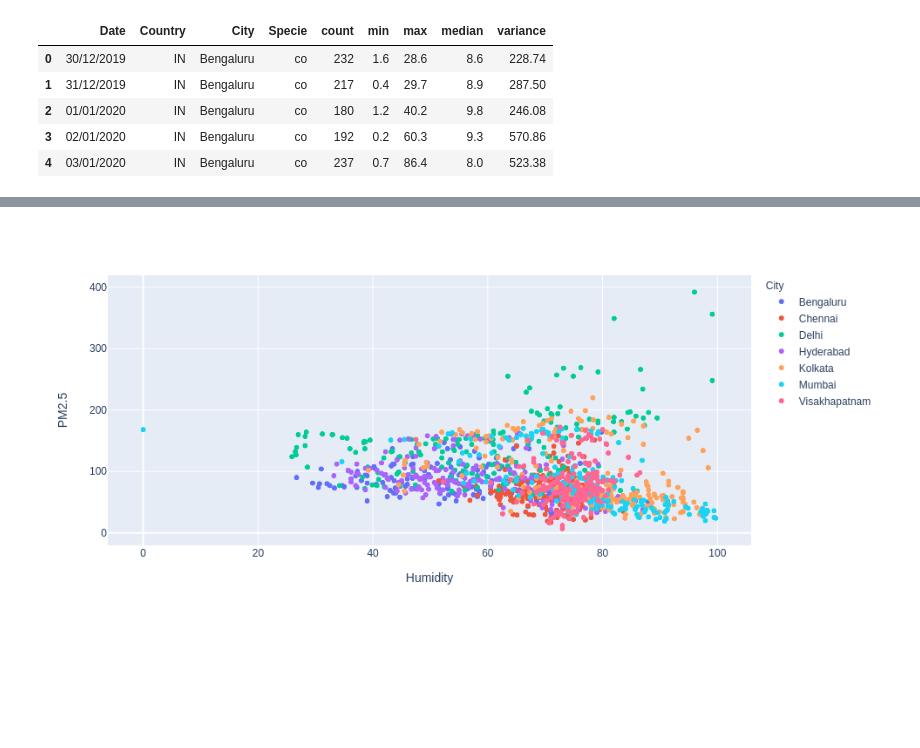
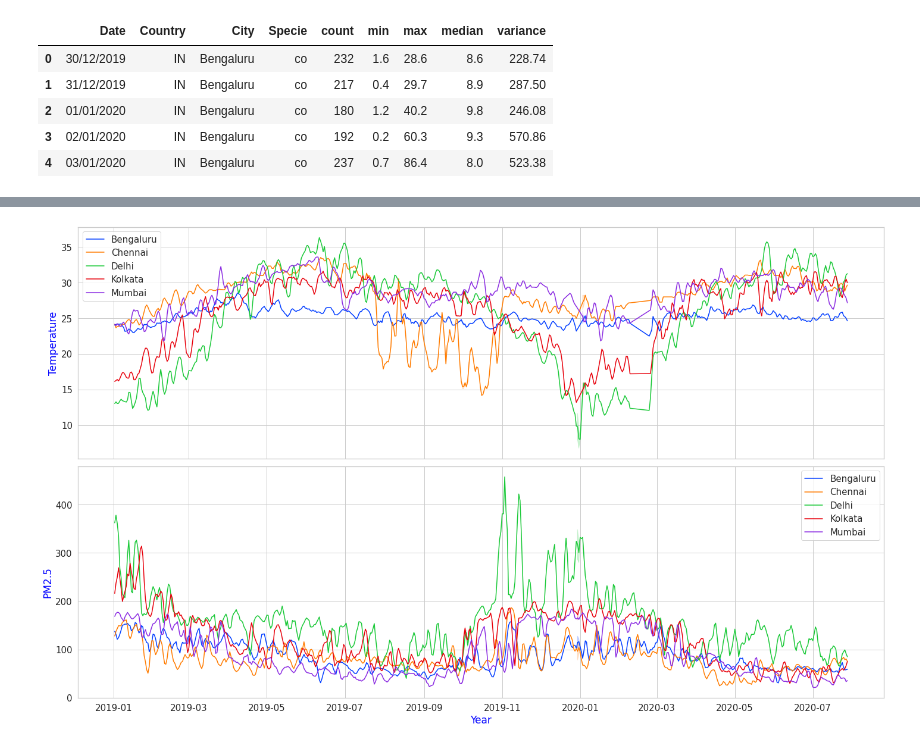
Before and after one commit to algoasylum/ExploringTheUnseen, a Jupyter notebook: code/TemperaturePlots.ipynb, the cells around one changed output, grey strips where cells are left out. Drawn from its saved outputs; the diff is of its cells as text; code cells hidden in the pictures; blank space fills up the shorter version.

Commit message:
Temperature post

```diff
--- a/code/TemperaturePlots.ipynb
+++ b/code/TemperaturePlots.ipynb
@@ -32,0 +29,9 @@ array(['co', 'dew', 'humidity', 'no2', 'o3', 'pm10', 'pm25', 'pressure',
+# %%
+city=['Bengaluru', 'Chennai', 'Delhi', 'Kolkata', 'Mumbai']
+df19=df19[df19['City'].isin(city)]
+df20=df20[df20['City'].isin(city)]
+print('19:',df19.City.unique())
+print('20:',df20.City.unique())
+print('19:',df19.Specie.unique())
+print('20:',df20.Specie.unique())
+#df19.Specie.value_counts()
@@ -37,4 +86,7 @@ df.Date=pd.to_datetime(df.Date, format = '%d/%m/%Y')
 # %%
-dff=df[df['Specie'].isin(['temperature'])]
-dfd=df[df['Specie'].isin(['dew'])]
-dfp=df[df['Specie'].isin(['humidity'])]
+df_temp=df[df['Specie'].isin(['temperature'])]
+df_dew=df[df['Specie'].isin(['dew'])]
+df_hum=df[df['Specie'].isin(['humidity'])]
+df25 = df[df['Specie'].isin(['pm25'])]
+dfno2= df[df['Specie'].isin(['no2'])]
+dfso2= df[df['Specie'].isin(['so2'])]
@@ -74,6 +97,26 @@ fig.write_image(f'images/pm2.5_dew.png')
-# %%
-fig=px.scatter(d1,'median_x','median_y',color="City",labels={'median_x':'Humidity','median_y':'PM2.5'})
-fig.show()
-fig.write_image(f'images/pm2.5_humidity.png')
-# %% [output]
-[figure, removed]
+# %%
+fig,(ax1,ax2) = plt.subplots(2,1,figsize=(20,12),sharex=True)
+for i in city:
+    dff = df_temp[df_temp['City'].isin([i])]
+    dft = df25[df25['City'].isin([i])]
+    df_temp_roll = dff.rolling(window = 3, on= 'Date').mean()
+    df25_roll = dft.rolling(window = 3, on= 'Date').mean()
+    sns.lineplot(df_temp_roll.Date,df_temp_roll['median'],ax=ax1,label=i)
+    sns.lineplot(df25_roll.Date,df25_roll['median'],ax=ax2,label=i)
+
+#sns.lineplot(df_temp['Date'],df_temp['median'],hue=df_temp['City'],ax=ax1)
+#sns.lineplot(df25['Date'],df25['median'],hue=df25['City'],ax=ax2)
+ax1.set_xlabel('Year', fontsize=17,c='blue')
+ax1.set_ylabel('Temperature', fontsize=17,c='blue')
+ax1.tick_params(axis='both', which='major', labelsize=15)
+#ax1.set_title('PM2.5',fontsize=20, c='blue')
+ax2.set_xlabel('Year', fontsize=17,c='blue')
+ax2.set_ylabel('PM2.5', fontsize=17,c='blue')
+ax2.tick_params(axis='both', which='major', labelsize=15)
+plt.tight_layout()
+ax1.legend(fontsize=15,frameon=True)
+ax2.legend(fontsize=15,frameon=True)
+plt.show()
+fig.savefig(f'images/temp_all_pm25.png',bbox_inches='tight')
+# %% [output]
+[figure, added]
```
Also changed, not shown: parts of 22 cells of this notebook, 10 other files.
